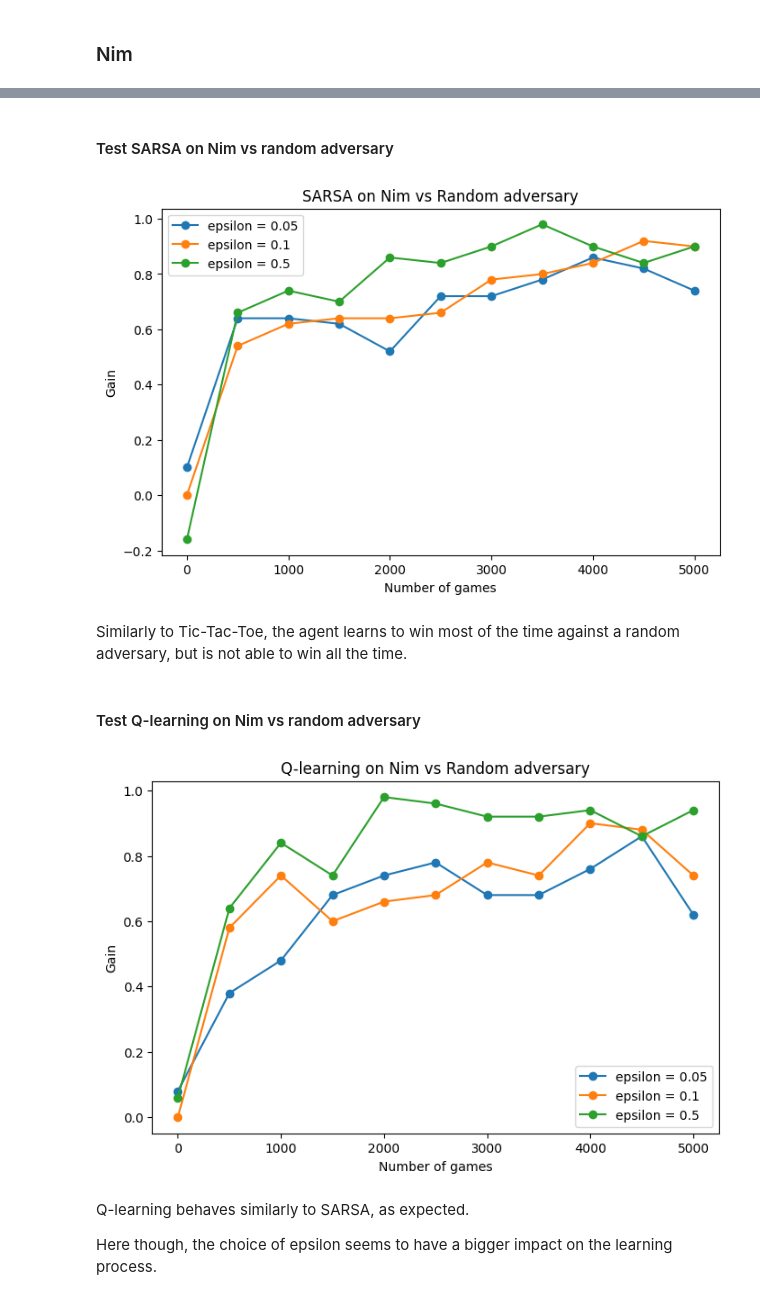
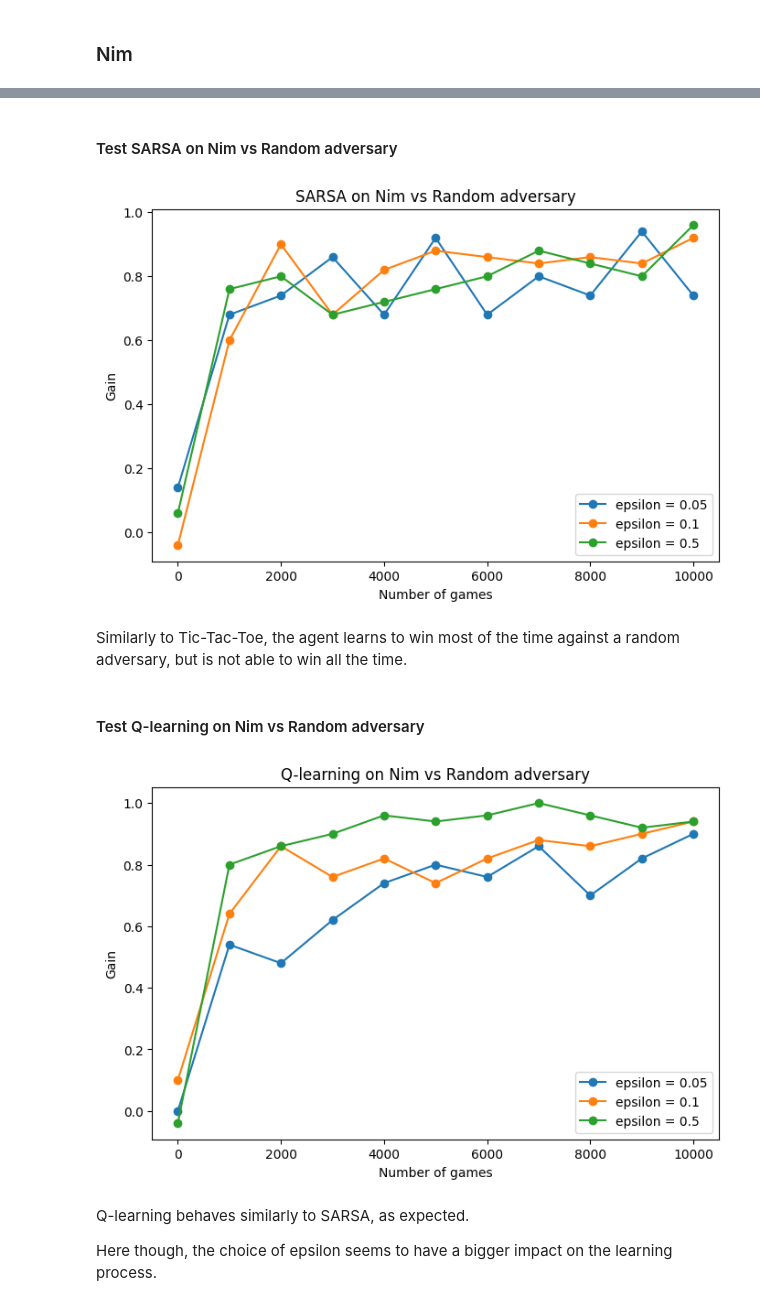
Before and after one commit to GLorenzo679/AI318-Reinforcement-Learning, a Jupyter notebook: TP4/4-control.ipynb, the cells around one changed output, grey strips where cells are left out. Saved outputs shown, nothing was run; the diff lists cells and outputs as text; code cells hidden in the pictures.

```diff
--- a/TP4/4-control.ipynb
+++ b/TP4/4-control.ipynb
@@ -260,18 +260,24 @@ np.unique(agent.get_gains(), return_counts=True)
 # %% [markdown]
-#### Test SARSA on Nim vs random adversary
+#### Test SARSA on Nim vs Random adversary
 # %%
-n_games = 5001
+n_games = 10001
 eps_list = [0.05, 0.1, 0.5]
 data_points = 10
 step = n_games // data_points
 
 avg_gains = run(game, SARSA, eps_list, n_games, step)
 # %%
-plot_gains(avg_gains, eps_list, n_games, step, title="SARSA on Nim vs Random adversary")
+plot_gains(
+    avg_gains,
+    eps_list,
+    n_games,
+    step,
+    title="SARSA on Nim vs Random adversary",
+)
 # %% [output]
-[figure, old version]
+[figure, new version]
 # %% [markdown]
 Similarly to Tic-Tac-Toe, the agent learns to win most of the time against a random adversary, but is not able to win all the time.
 # %% [markdown]
-#### Test Q-learning on Nim vs random adversary
+#### Test Q-learning on Nim vs Random adversary
 # %%
@@ -283,10 +289,14 @@ step = n_games // data_points
 avg_gains = run(game, QLearning, eps_list, n_games, step)
 # %%
 plot_gains(
-    avg_gains, eps_list, n_games, step, title="Q-learning on Nim vs Random adversary"
+    avg_gains,
+    eps_list,
+    n_games,
+    step,
+    title="Q-learning on Nim vs Random adversary",
 )
 # %% [output]
-[figure, old version]
+[figure, new version]
 # %% [markdown]
 Q-learning behaves similarly to SARSA, as expected.
 
```
Also changed, not shown: parts of 22 cells of this notebook.
